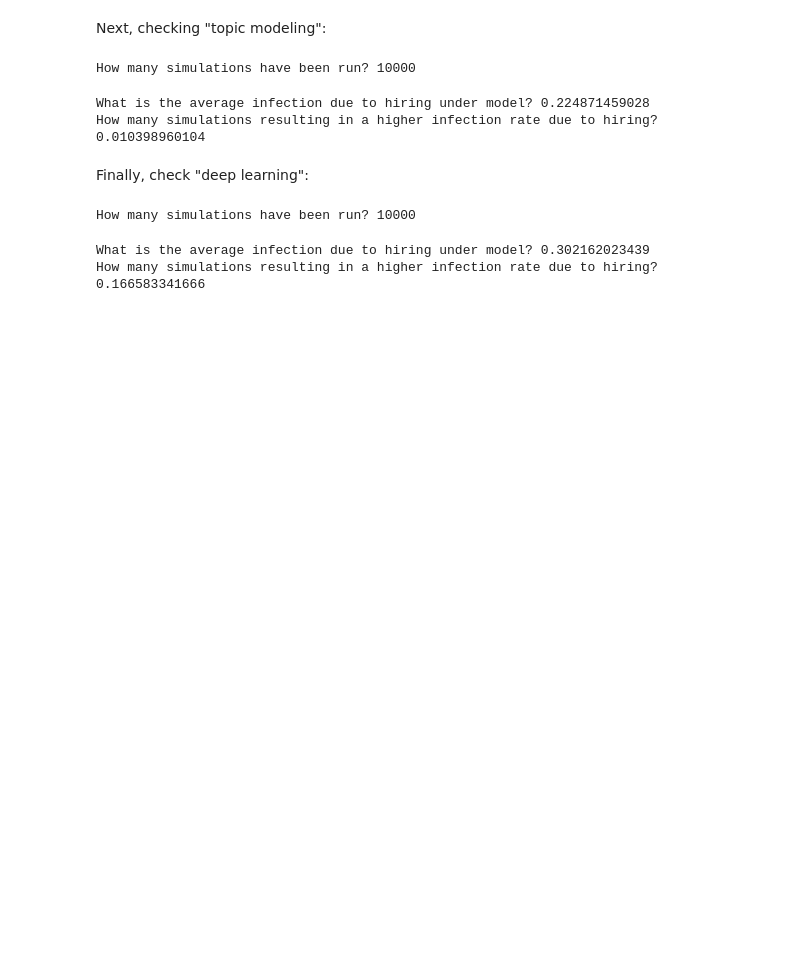
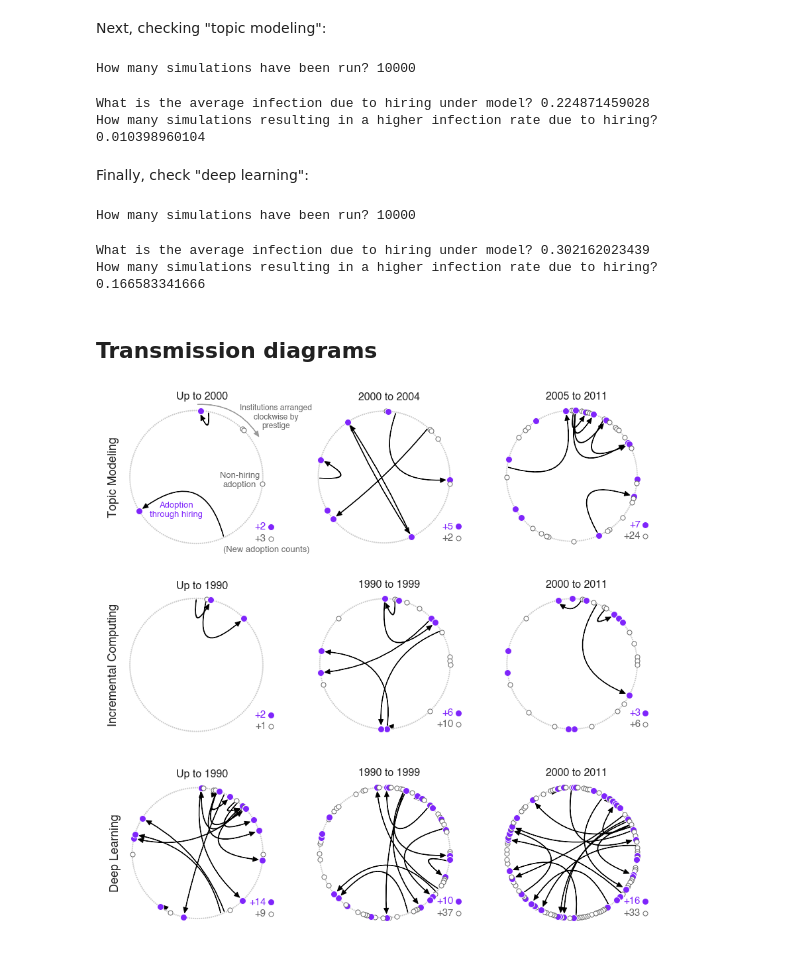
Before and after one commit to allisonmorgan/epistemic_inequality, a Jupyter notebook: publications/spread_of_research_ideas.ipynb, the cells around one changed output. Cells and saved outputs as stored; diff of their text form; code cells hidden in the pictures; blank space fills up the shorter version.

```diff
--- a/publications/spread_of_research_ideas.ipynb
+++ b/publications/spread_of_research_ideas.ipynb
@@ -338,3 +340,5 @@ print("How many simulations resulting in a higher infection rate due to hiring?
 # %% [output]
 What is the average infection due to hiring under model? 0.302162023439
 How many simulations resulting in a higher infection rate due to hiring? 0.166583341666
+# %% [markdown]
+## Transmission diagrams
@@ -340,0 +461,38 @@ How many simulations resulting in a higher infection rate due to hiring? 0.16658
+# %%
+fig, ax_grid = plt.subplots(3,3,figsize=(12,12))
+
+times = [("Topic Modeling", topic_modeling_timeline),
+         ("Incremental Computing", incremental_timeline),
+         ("Deep Learning", deep_learning_timeline)]
+
+years = [[2000, 2005, 2012],
+         [1990, 2000, 2012],
+         [1990, 2000, 2012],]
+
+for j, axs in enumerate(ax_grid):
+    title, timeline = times[j]
+    for i, year in enumerate(years[j]):
+        if i == 0:
+            prev_year = -np.inf
+            label = title
+        else:
+            prev_year = years[j][i-1]
+            label = None
+
+        make_year_snapshot(axs[i], timeline, year=year, prev_year=prev_year, name=label)
+
+ax_grid[0][0].text(-0.3, -.5, 'Adoption\nthrough hiring', ha='center', va='center', fontsize=LABEL_SIZE-1, color=ACCENT_COLOR_1)
+ax_grid[0][0].text(0.65, -.05, 'Non-hiring\nadoption', ha='center', va='center', fontsize=LABEL_SIZE-1, color=DARK_COLOR)
+ax_grid[0][0].text(1.05, -1.1, '(New adoption counts)', ha='center', va='center', fontsize=LABEL_SIZE-1, color=DARK_COLOR)
+
+yn = 0.01
+ax_grid[0][0].add_patch(patches.FancyArrowPatch((0, 1.1-yn), (.95,.6-yn), zorder=-10,
+                            connectionstyle="arc3,rad=-.3", color='0.6', **kw))
+ax_grid[0][0].text(1.2, .9, 'Institutions arranged\nclockwise by\nprestige', ha='center', va='center', fontsize=LABEL_SIZE-2, color=DARK_COLOR)
+
+
+plt.tight_layout()
+plt.savefig('/Users/samfway/Desktop/timelines.pdf')
+plt.show()
+# %% [output]
+[figure, added]
```
Also changed, not shown: parts of 5 cells of this notebook.
